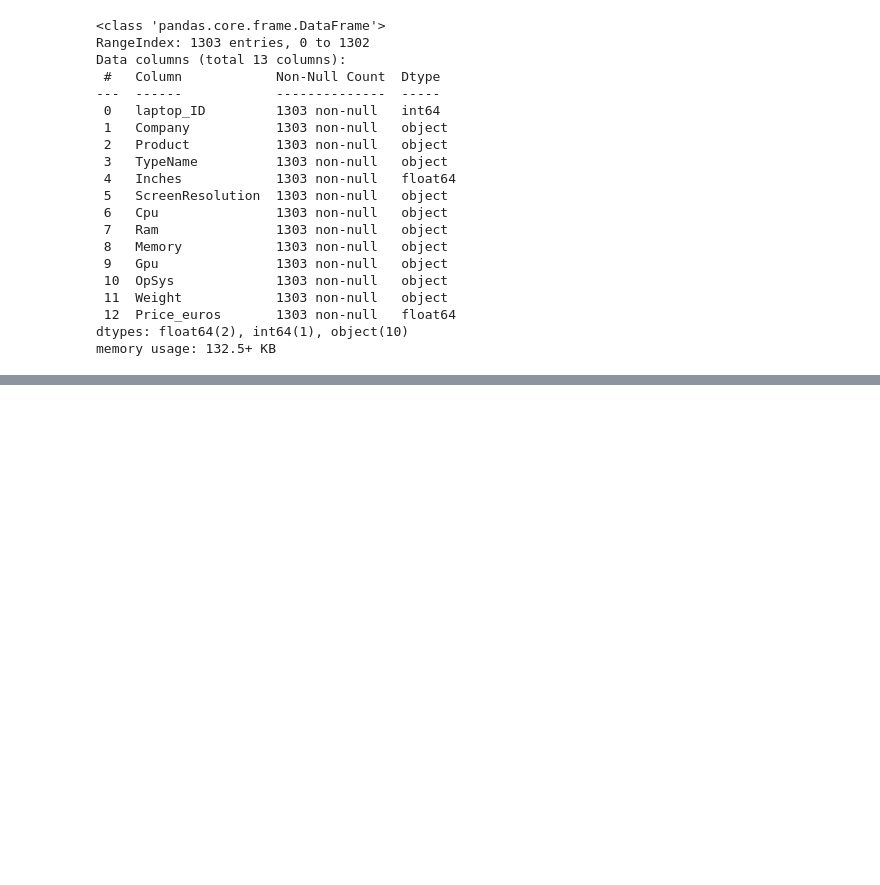
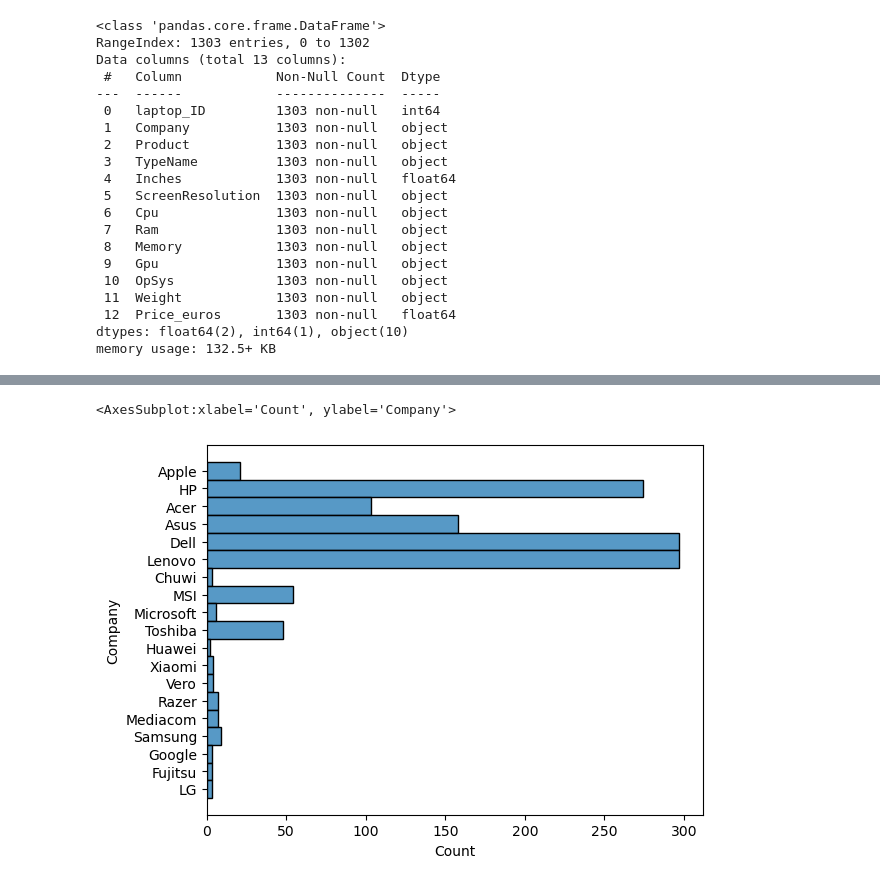
Before and after one commit to RossErskine/Kaggle-notebooks, a Jupyter notebook: Laptop prices.ipynb, the cells around one changed output, grey strips where cells are left out. Drawn from its saved outputs; the diff is of its cells as text; code cells hidden in the pictures; blank space fills up the shorter version.

```diff
--- a/Laptop prices.ipynb
+++ b/Laptop prices.ipynb
@@ -54,0 +53,2 @@ df.describe()
+# %%
+df = df.drop('laptop_ID',axis=1)
@@ -54,0 +86,5 @@ df.describe()
+# %%
+sns.histplot(data=df, y='Company')
+# %% [output]
+<AxesSubplot:xlabel='Count', ylabel='Company'>
+[figure, added]
```
Also changed, not shown: parts of 15 cells of this notebook.
